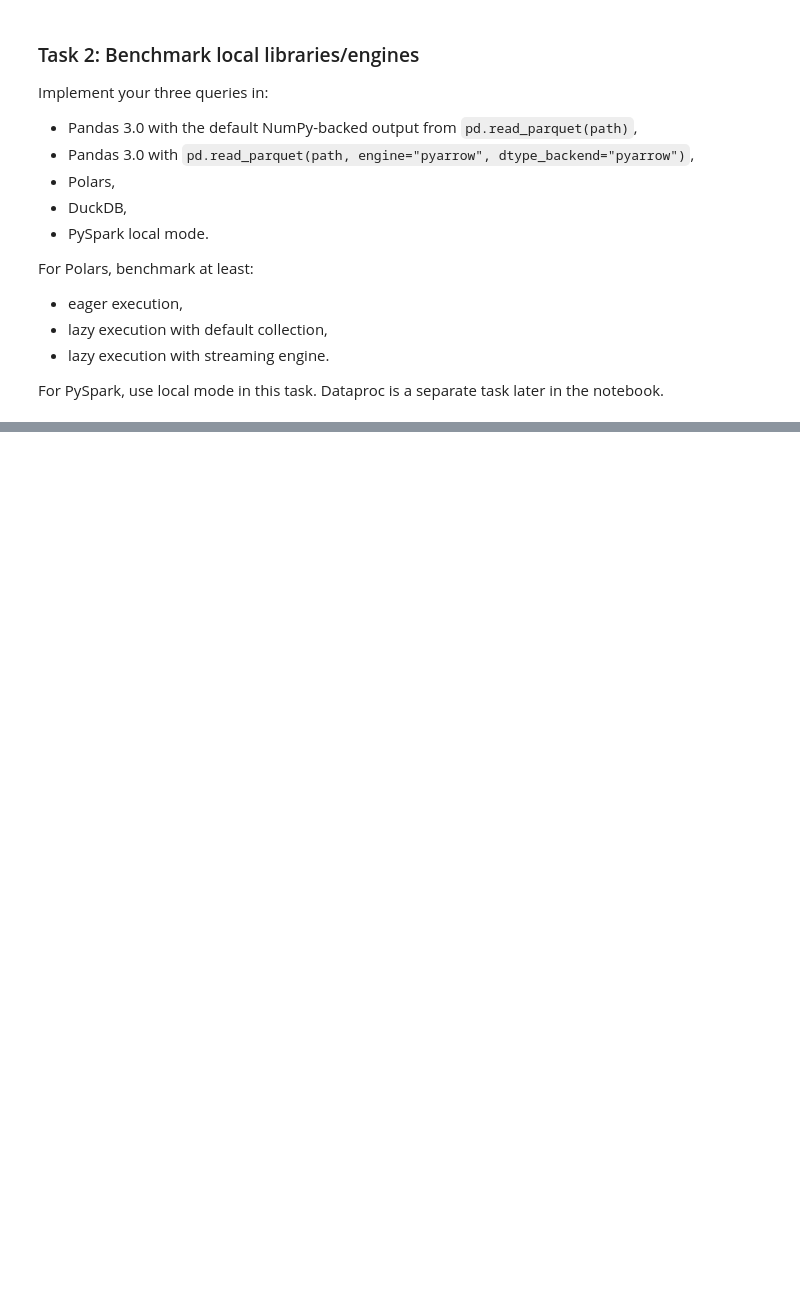
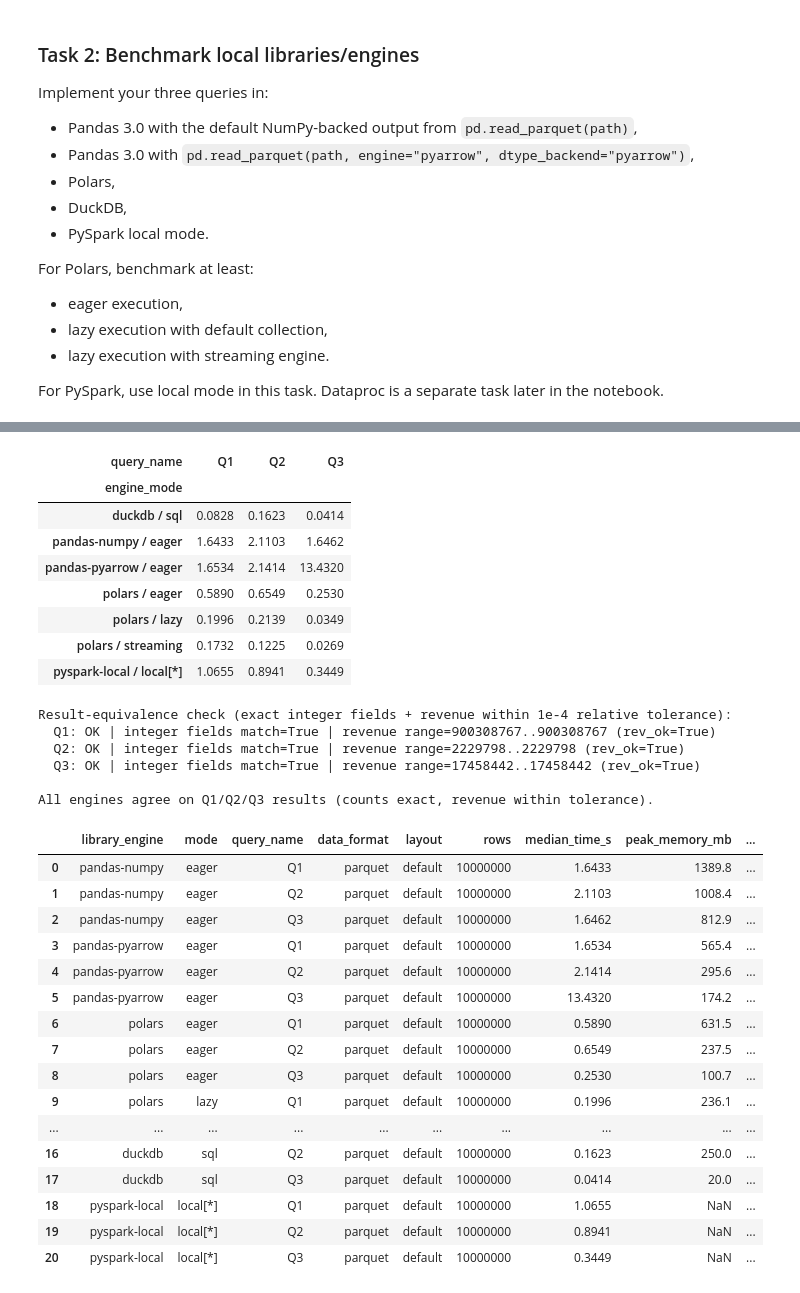
Before and after one commit to k-miel/tbd-workshop-1, a Jupyter notebook: notebooks/tbd_phase_2_26L.ipynb, the cells around one changed output, grey strips where cells are left out. Saved outputs shown, nothing was run; the diff lists cells and outputs as text; code cells hidden in the pictures; blank space fills up the shorter version.

```diff
--- a/notebooks/tbd_phase_2_26L.ipynb
+++ b/notebooks/tbd_phase_2_26L.ipynb
@@ -181,10 +196,10 @@ Use `debug` only while developing. The rendered notebook should report one main
 
 It is acceptable for different groups to generate different random data. Choose one main dataset size for the benchmark and record it as `N_ROWS`. You may use smaller debug data while developing and optional larger data for stress tests, but those extra sizes should be reported separately.
 # %%
-# TODO: Choose the main dataset scale for your final benchmark and verify output paths before generation.
+# Main dataset scale for the final benchmark.
 # N_ROWS is the main row count reported for this notebook. Extra row counts are optional stress tests.
 # Dataset configuration
-SCALE = "small"
+SCALE = "medium"  # main benchmark = 10M rows (see "medium" in the recommended-sizes table)
 SCALE_ROWS = {
     "debug": 200_000,
     "small": 2_000_000,
@@ -742,0 +1112,44 @@ display_answer("Final answer 8", FINAL_ANSWER_8)
+# %%
+# Task 2 local benchmark table + cross-engine logical-equivalence check.
+task2_df = results_df().query("layout == 'default'").reset_index(drop=True)
+
+# Pivot: median runtime (s) per engine/mode x query, to read the comparison at a glance.
+task2_df["engine_mode"] = task2_df["library_engine"] + " / " + task2_df["mode"].astype(str)
+runtime_pivot = task2_df.pivot_table(
+    index="engine_mode", columns="query_name", values="median_time_s", aggfunc="first"
+)
+print("Median runtime (s) by engine/mode x query:")
+display(runtime_pivot)
+
+
+# Logical equivalence: integer fields (counts, group counts, top customer) must match EXACTLY;
+# the revenue figure is compared with a small relative tolerance because different engines sum
+# floats in a different order, which can shift the rounded EUR total by ~1.
+def _parse_sig(sig):
+    out = {}
+    for kv in sig.split("|"):
+        k, v = kv.split("=")
+        out[k] = int(v)
+    return out
+
+
+print("\nResult-equivalence check (exact integer fields + revenue within 1e-4 relative tolerance):")
+all_ok = True
+for qid in ["Q1", "Q2", "Q3"]:
+    sigs = list(task2_df.loc[task2_df["query_name"] == qid, "result_check"])
+    parsed = [_parse_sig(s) for s in sigs]
+    ref = parsed[0]
+    int_keys = [k for k in ref if k != "rev"]
+    ints_ok = all(p[k] == ref[k] for p in parsed for k in int_keys)
+    revs = [p["rev"] for p in parsed]
+    rev_ok = (max(revs) - min(revs)) <= max(1, 1e-4 * abs(ref["rev"]))
+    ok = ints_ok and rev_ok
+    all_ok = all_ok and ok
+    print(f"  {qid}: {'OK' if ok else 'MISMATCH'} | integer fields match={ints_ok} | "
+          f"revenue range={min(revs)}..{max(revs)} (rev_ok={rev_ok})")
+
+assert all_ok, "Engines disagree on at least one query result — investigate before trusting timings."
+print("\nAll engines agree on Q1/Q2/Q3 results (counts exact, revenue within tolerance).")
+
+display(task2_df[BENCHMARK_COLUMNS])
+# %% [output]
@@ -742,0 +1157,32 @@ display_answer("Final answer 8", FINAL_ANSWER_8)
+| query_name | Q1 | Q2 | Q3 |
+| engine_mode |  |  |  |
+| duckdb / sql | 0.0828 | 0.1623 | 0.0414 |
+| pandas-numpy / eager | 1.6433 | 2.1103 | 1.6462 |
+| pandas-pyarrow / eager | 1.6534 | 2.1414 | 13.4320 |
+| polars / eager | 0.5890 | 0.6549 | 0.2530 |
+| polars / lazy | 0.1996 | 0.2139 | 0.0349 |
+| polars / streaming | 0.1732 | 0.1225 | 0.0269 |
+| pyspark-local / local[*] | 1.0655 | 0.8941 | 0.3449 |
+Result-equivalence check (exact integer fields + revenue within 1e-4 relative tolerance):
+  Q1: OK | integer fields match=True | revenue range=900308767..900308767 (rev_ok=True)
+  Q2: OK | integer fields match=True | revenue range=2229798..2229798 (rev_ok=True)
+  Q3: OK | integer fields match=True | revenue range=17458442..17458442 (rev_ok=True)
+
+All engines agree on Q1/Q2/Q3 results (counts exact, revenue within tolerance).
+|  | library_engine | mode | query_name | data_format | layout | rows | median_time_s | peak_memory_mb | ... |
+| 0 | pandas-numpy | eager | Q1 | parquet | default | 10000000 | 1.6433 | 1389.8 | ... |
+| 1 | pandas-numpy | eager | Q2 | parquet | default | 10000000 | 2.1103 | 1008.4 | ... |
+| 2 | pandas-numpy | eager | Q3 | parquet | default | 10000000 | 1.6462 | 812.9 | ... |
+| 3 | pandas-pyarrow | eager | Q1 | parquet | default | 10000000 | 1.6534 | 565.4 | ... |
+| 4 | pandas-pyarrow | eager | Q2 | parquet | default | 10000000 | 2.1414 | 295.6 | ... |
+| 5 | pandas-pyarrow | eager | Q3 | parquet | default | 10000000 | 13.4320 | 174.2 | ... |
+| 6 | polars | eager | Q1 | parquet | default | 10000000 | 0.5890 | 631.5 | ... |
+| 7 | polars | eager | Q2 | parquet | default | 10000000 | 0.6549 | 237.5 | ... |
+| 8 | polars | eager | Q3 | parquet | default | 10000000 | 0.2530 | 100.7 | ... |
+| 9 | polars | lazy | Q1 | parquet | default | 10000000 | 0.1996 | 236.1 | ... |
+| ... | ... | ... | ... | ... | ... | ... | ... | ... | ... |
+| 16 | duckdb | sql | Q2 | parquet | default | 10000000 | 0.1623 | 250.0 | ... |
+| 17 | duckdb | sql | Q3 | parquet | default | 10000000 | 0.0414 | 20.0 | ... |
+| 18 | pyspark-local | local[*] | Q1 | parquet | default | 10000000 | 1.0655 | NaN | ... |
+| 19 | pyspark-local | local[*] | Q2 | parquet | default | 10000000 | 0.8941 | NaN | ... |
+| 20 | pyspark-local | local[*] | Q3 | parquet | default | 10000000 | 0.3449 | NaN | ... |
```
Also changed, not shown: parts of 74 cells of this notebook, 2 other files.
